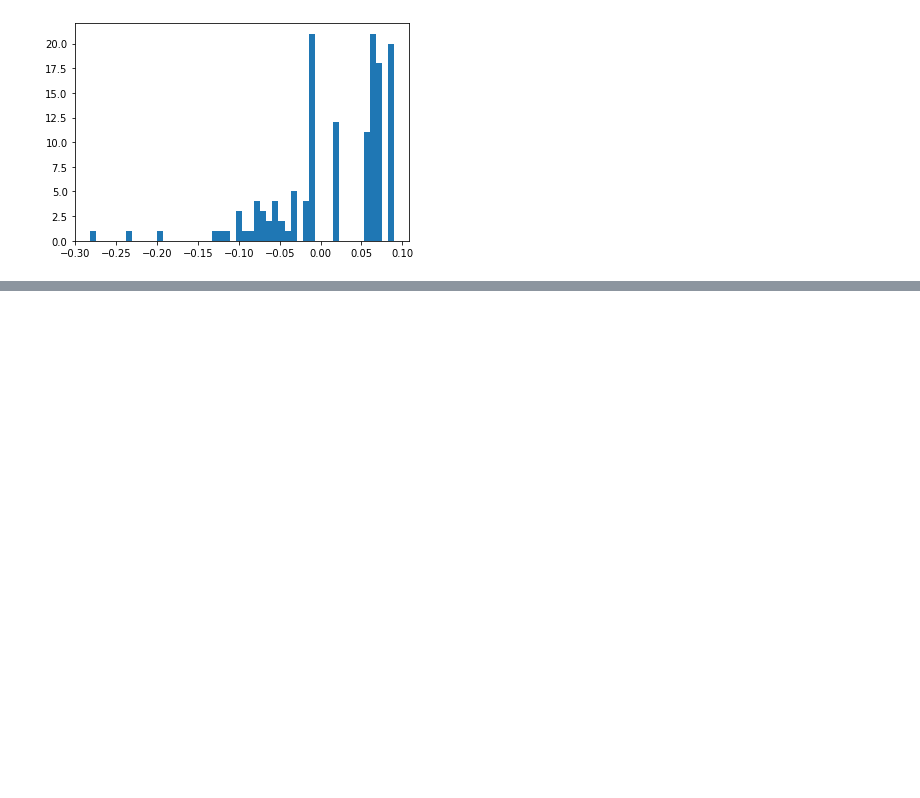
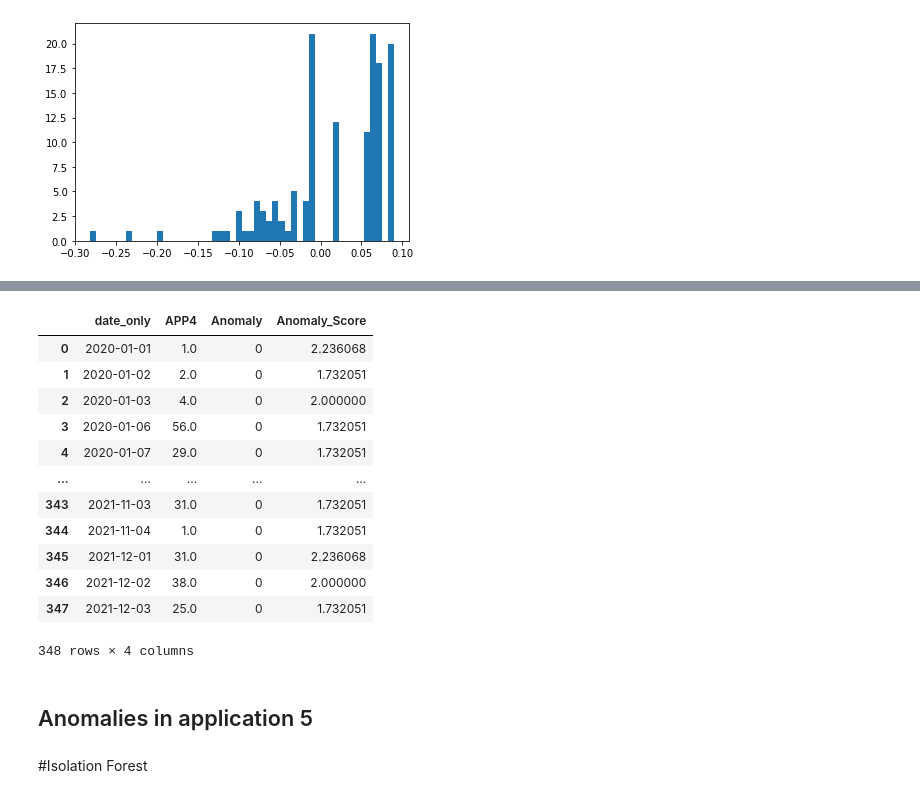
Before and after one commit to Chandru-21/Anomaly-Detection, a Jupyter notebook: Anomaly_Detection.ipynb, the cells around one changed output, grey strips where cells are left out. Saved outputs shown, nothing was run; the diff lists cells and outputs as text; code cells hidden in the pictures; blank space fills up the shorter version.

```diff
--- a/Anomaly_Detection.ipynb
+++ b/Anomaly_Detection.ipynb
@@ -823,0 +1023,5 @@ fig.show()
+# %%
+## creating a model
+knn=create_model('knn')
+## plotting a model
+plot_model(knn)
@@ -823,0 +1030,24 @@ fig.show()
+# %%
+# generate predictions using trained model
+knn_predictions = predict_model(knn, data = a4)
+
+
+knn_predictions
+# %% [output]
+|  | date_only | APP4 | Anomaly | Anomaly_Score |
+| 0 | 2020-01-01 | 1.0 | 0 | 2.236068 |
+| 1 | 2020-01-02 | 2.0 | 0 | 1.732051 |
+| 2 | 2020-01-03 | 4.0 | 0 | 2.000000 |
+| 3 | 2020-01-06 | 56.0 | 0 | 1.732051 |
+| 4 | 2020-01-07 | 29.0 | 0 | 1.732051 |
+| ... | ... | ... | ... | ... |
+| 343 | 2021-11-03 | 31.0 | 0 | 1.732051 |
+| 344 | 2021-11-04 | 1.0 | 0 | 1.732051 |
+| 345 | 2021-12-01 | 31.0 | 0 | 2.236068 |
+| 346 | 2021-12-02 | 38.0 | 0 | 2.000000 |
+| 347 | 2021-12-03 | 25.0 | 0 | 1.732051 |
+348 rows × 4 columns
+# %% [markdown]
+## Anomalies in application 5
+# %% [markdown]
+#Isolation Forest
```
Also changed, not shown: parts of 58 cells of this notebook.
